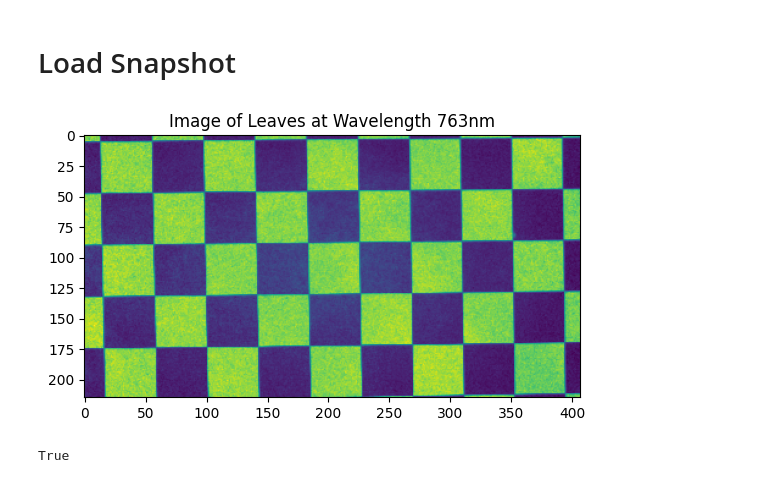
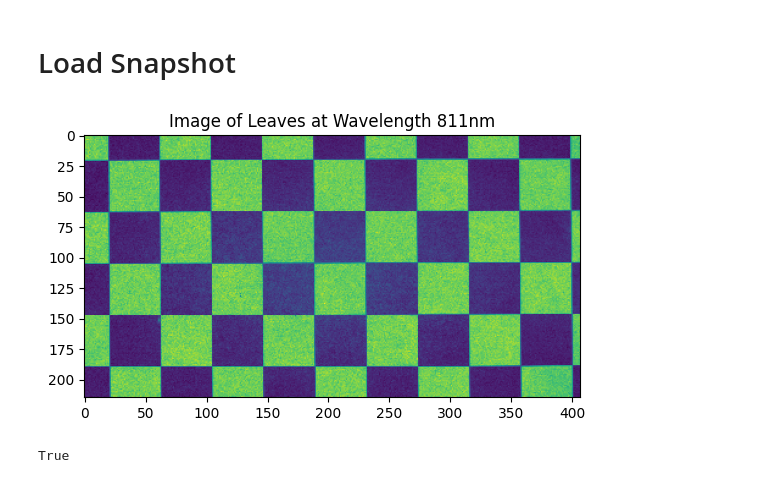
Before and after one commit to amar-music/hyperspectral-snapshot-upscaling, a Jupyter notebook: calibration.ipynb, the cells around one changed output. Drawn from its saved outputs; the diff is of its cells as text; code cells hidden in the pictures.

```diff
--- a/calibration.ipynb
+++ b/calibration.ipynb
@@ -148,40 +166,40 @@ cv.imwrite('data/FX10/2D/undist_' + hr_name + '.png', dst)
 # %% [markdown]
 # Load Snapshot
 # %%
-ss_path = "data/Snapshot/calibration_processed/"
-ss_name = "calibration"
+ss_path = "data/Snapshot/new_calibration_processed/"
+ss_name = "new_calibration"
 ss_num = 0
 
 # Open image
 ss_file = envi.open(ss_path + ss_name + str(ss_num) + "/image_000000000" + str(ss_num) + ".hdr",
                     ss_path + ss_name + str(ss_num) + "/image_000000000" + str(ss_num) + ".raw")
 
 # Load as ImageArray
 ss_img = ss_file.load()
 
 # Load as numpy array
 ss_img_np = np.array(ss_file.load())
 
 # Normalize image
 ss_img_np = ss_img_np / np.max(ss_img_np)
 
 # Load wavelengths
 ss_wavelengths = ss_file.metadata['wavelength']
 ss_wavelengths = [float(wavelength) for wavelength in ss_wavelengths]
 
 # Turn float to int
 ss_wavelengths = [int(wavelength) for wavelength in ss_wavelengths]
 
 # Select a pixel on a leaf
-ss_selected_spectrum = 8
+ss_selected_spectrum = 12
 
 # Print array as image
 plt.figure()
 plt.imshow(ss_img_np[:, :, ss_selected_spectrum])
 plt.title('Image of Leaves at Wavelength ' + str(ss_wavelengths[ss_selected_spectrum]) + 'nm')
 plt.show()
 # %% [output]
-[figure, old version]
+[figure, new version]
 # %%
 import cv2 as cv
 import glob
```
Also changed, not shown: parts of 7 cells of this notebook.
